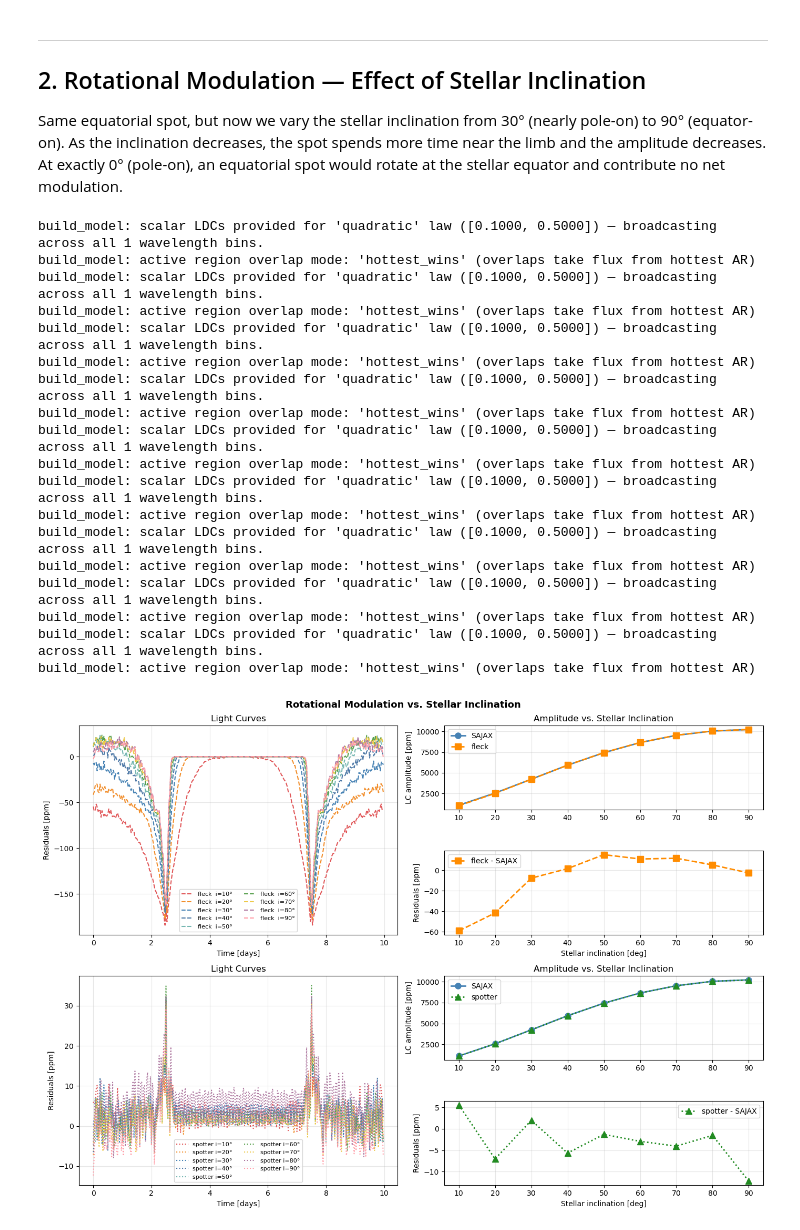
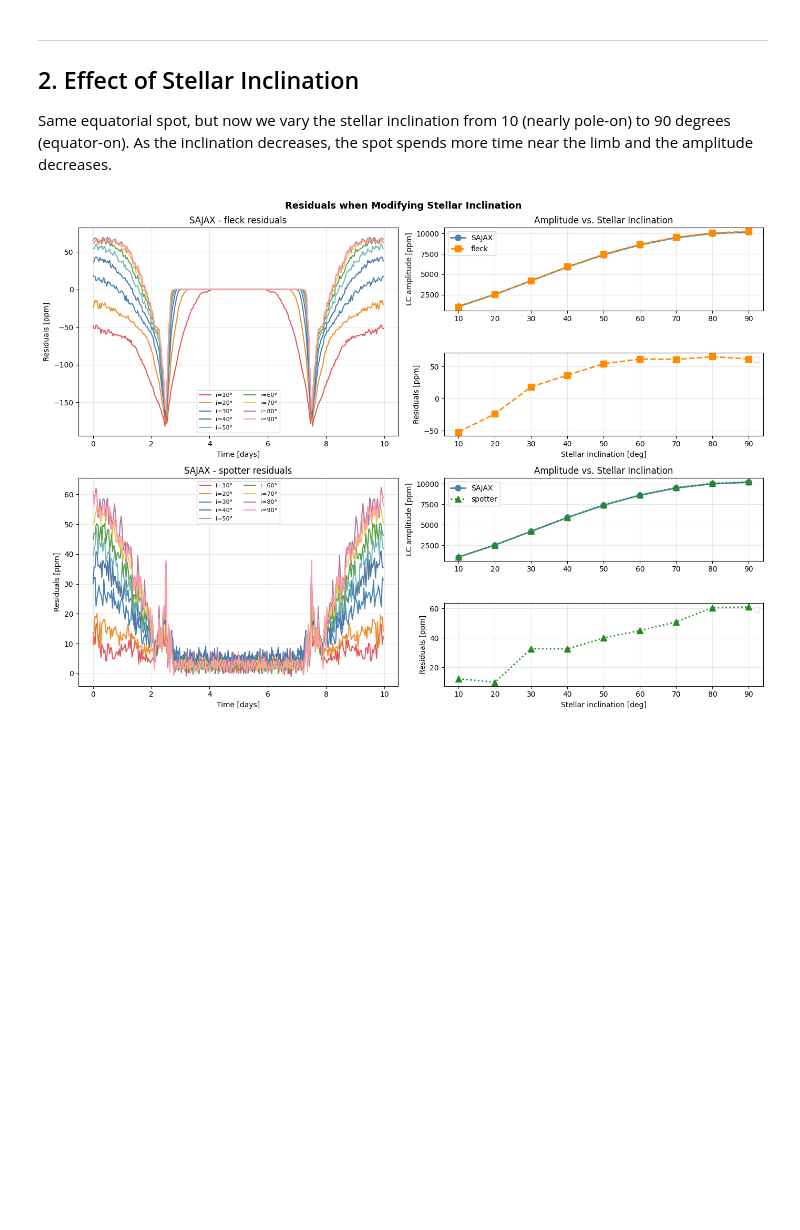
Before and after one commit to SamMerc/sajax, a Jupyter notebook: docs/examples/comparison.ipynb, the cells around one changed output. Cells and saved outputs as stored; diff of their text form; code cells hidden in the pictures; blank space fills up the shorter version.

```diff
--- a/docs/examples/comparison.ipynb
+++ b/docs/examples/comparison.ipynb
@@ -265,30 +331,28 @@ Amplitudes:
 # %% [markdown]
 ---
-## 2. Rotational Modulation — Effect of Stellar Inclination
+## 2. Effect of Stellar Inclination
 
-Same equatorial spot, but now we vary the stellar inclination from 30° (nearly pole-on) to 90°
-(equator-on). As the inclination decreases, the spot spends more time near the limb and the
-amplitude decreases. At exactly 0° (pole-on), an equatorial spot would rotate at the stellar
-equator and contribute no net modulation.
+Same equatorial spot, but now we vary the stellar inclination from 10 (nearly pole-on) to 90 degrees (equator-on). As the inclination decreases, the spot spends more time near the limb and the amplitude decreases.
 # %%
-inclinations = [10.0, 20.0,30.0, 40.0, 50.0, 60.0, 70.0, 80.0, 90.0]
+inclinations = [10.0, 20.0, 30.0, 40.0, 50.0, 60.0, 70.0, 80.0, 90.0]
 colors_inc   = ["#e15759", "#f28e2b", "steelblue", "#4e79a7", "#76b7b2", "#59a14f", "#edc949", "#af7aa1", "#ff9da7"]
 
 fig, axes = plt.subplot_mosaic([["A", "B"],["A", "C"],["D", "E"],["D", "F"]], figsize=(14, 10))
-fig.suptitle("Rotational Modulation vs. Stellar Inclination", fontsize=13, fontweight="bold")
+fig.suptitle("Residuals when Modifying Stellar Inclination", fontsize=13, fontweight="bold")
 
 amps_by_inc = {"SAJAX": [], "fleck": [], "spotter": []}
 
 for inc, col in zip(inclinations, colors_inc):
-    params_i = {"inc_star": inc, "ldc_coeffs": [U1, U2]}
+    params_i = {"inc_star": inc, "ld_coeffs": [U1, U2]}
 
     # SAJAX
-    res = compute_light_curve(
-        wavelength=WAVELENGTH, flux_quiet=FLUX_QUIET, flux_active=FLUX_SPOT,
-        params=params_i, ar_lat=[SPOT_LAT], ar_long=[SPOT_LON], ar_size=[THETA_DEG],
-        phases_rot=PHASES_ROT, stellar_grid_size=GRID_SIZE, ve=VE, ldc_mode="quadratic",
+    res = quick_lc(
+        wavelength=WAVELENGTH, flux_quiet=FLUX_QUIET, flux_active=SPOT_CONTRAST,
+        **params_i, ar_lat=SPOT_LAT, ar_long=SPOT_LON, ar_size=THETA_DEG,
+        ar_smoothness=AR_SMOOTHNESS,
+        times=TIMES_ROT, P_rot=P_ROT, stellar_grid_size=GRID_SIZE, ve=VE, ld_mode="quadratic",
     )
-    lc_s = np.array(res["lc"])
+    lc_s = jnp.array(res[0]/jnp.max(res[0]))
     amps_by_inc["SAJAX"].append((lc_s.max() - lc_s.min()) * 1e6)
 
     # Fleck
@@ -303,83 +367,65 @@ for inc, col in zip(inclinations, colors_inc):
         ))
         t_f = fs_i.phases / (2 * np.pi) * P_ROT
         amps_by_inc["fleck"].append((lc_f.max() - lc_f.min()) * 1e6)
-        axes['A'].plot(t_f, (lc_s - lc_f)*1e6, lw=1.5, ls="--", color=col, label=f"fleck  i={inc:.0f}°")
+        axes['A'].plot(t_f, (lc_s - lc_f)*1e6, lw=1.5, color=col, label=f"i={inc:.0f}°")
 
     # Spotter
     if SPOTTER_AVAILABLE:
-        sp_i = SpotterStar.from_sides(nside, inc=np.deg2rad(inc), u=(U1, U2), period=P_ROT)
+        sp_i = SpotterStar.from_sides(NSIDE, inc=np.deg2rad(inc), u=(U1, U2), period=P_ROT)
         _spot_mask = sp_i.spot(lat=np.deg2rad(SPOT_LAT), lon=np.deg2rad(SPOT_LON),
-                                radius=np.deg2rad(THETA_DEG), sharpness=1000)
+                                radius=np.deg2rad(THETA_DEG), sharpness=SHARPNESS)
         sp_i = sp_i.set(y=sp_i.y * (1.0 - (1.0 - SPOT_CONTRAST) * _spot_mask))
         lc_sp = np.array(
             light_curve(sp_i, jnp.asarray(TIMES_ROT, dtype=jnp.float32))
         ).ravel()
         lc_sp = lc_sp / lc_sp.max()
         amps_by_inc["spotter"].append((lc_sp.max() - lc_sp.min()) * 1e6)
-        axes['D'].plot(TIMES_ROT, (lc_s - lc_sp)*1e6, lw=1.5, ls=":", color=col, label=f"spotter i={inc:.0f}°")
+        axes['D'].plot(TIMES_ROT, (lc_s - lc_sp)*1e6, lw=1.5, color=col, label=f"i={inc:.0f}°")
 
 axes['A'].set_xlabel("Time [days]")
 axes['A'].set_ylabel("Residuals [ppm]")
-axes['A'].set_title("Light Curves")
+axes['A'].set_title("SAJAX - fleck residuals")
 axes['A'].legend(fontsize=8, ncol=2)
 axes['A'].grid(alpha=0.3)
 
 axes['D'].set_xlabel("Time [days]")
 axes['D'].set_ylabel("Residuals [ppm]")
-axes['D'].set_title("Light Curves")
+axes['D'].set_title("SAJAX - spotter residuals")
 axes['D'].legend(fontsize=8, ncol=2)
 axes['D'].grid(alpha=0.3)
 
 # Amplitude vs inclination
 axes['B'].plot(inclinations, amps_by_inc["SAJAX"],   "o-", lw=2, ms=8, color="steelblue",   label="SAJAX")
 axes['E'].plot(inclinations, amps_by_inc["SAJAX"],   "o-", lw=2, ms=8, color="steelblue",   label="SAJAX")
 if amps_by_inc["fleck"]:
     axes['B'].plot(inclinations, amps_by_inc["fleck"],   "s--", lw=2, ms=8, color="darkorange", label="fleck")
-    axes['C'].plot(inclinations, np.array(amps_by_inc["fleck"]) - np.array(amps_by_inc["SAJAX"]),   "s--", lw=2, ms=8, color="darkorange", label="fleck - SAJAX")
+    axes['C'].plot(inclinations, np.array(amps_by_inc["fleck"]) - np.array(amps_by_inc["SAJAX"]),   "s--", lw=2, ms=8, color="darkorange")
 if amps_by_inc["spotter"]:
     axes['E'].plot(inclinations, amps_by_inc["spotter"], "^:",  lw=2, ms=8, color="forestgreen", label="spotter")
-    axes['F'].plot(inclinations, np.array(amps_by_inc["spotter"]) - np.array(amps_by_inc["SAJAX"]), "^:",  lw=2, ms=8, color="forestgreen", label="spotter - SAJAX")
+    axes['F'].plot(inclinations, np.array(amps_by_inc["spotter"]) - np.array(amps_by_inc["SAJAX"]), "^:",  lw=2, ms=8, color="forestgreen")
 axes['B'].set_ylabel("LC amplitude [ppm]")
 axes['C'].set_ylabel("Residuals [ppm]")
 axes['B'].sharex(axes['C'])
 axes['B'].set_title("Amplitude vs. Stellar Inclination")
 axes['C'].set_xlabel("Stellar inclination [deg]")
 axes['B'].legend()
 axes['C'].legend()
 axes['B'].grid(alpha=0.3)
 axes['C'].grid(alpha=0.3)
 
 axes['E'].set_ylabel("LC amplitude [ppm]")
 axes['F'].set_ylabel("Residuals [ppm]")
 axes['E'].sharex(axes['F'])
 axes['E'].set_title("Amplitude vs. Stellar Inclination")
 axes['F'].set_xlabel("Stellar inclination [deg]")
 axes['E'].legend()
 axes['F'].legend()
 axes['E'].grid(alpha=0.3)
 axes['F'].grid(alpha=0.3)
 
 plt.tight_layout()
 plt.show()
 # %% [output]
-build_model: scalar LDCs provided for 'quadratic' law ([0.1000, 0.5000]) — broadcasting across all 1 wavelength bins.
-build_model: active region overlap mode: 'hottest_wins' (overlaps take flux from hottest AR)
-build_model: scalar LDCs provided for 'quadratic' law ([0.1000, 0.5000]) — broadcasting across all 1 wavelength bins.
-build_model: active region overlap mode: 'hottest_wins' (overlaps take flux from hottest AR)
-build_model: scalar LDCs provided for 'quadratic' law ([0.1000, 0.5000]) — broadcasting across all 1 wavelength bins.
-build_model: active region overlap mode: 'hottest_wins' (overlaps take flux from hottest AR)
-build_model: scalar LDCs provided for 'quadratic' law ([0.1000, 0.5000]) — broadcasting across all 1 wavelength bins.
-build_model: active region overlap mode: 'hottest_wins' (overlaps take flux from hottest AR)
-build_model: scalar LDCs provided for 'quadratic' law ([0.1000, 0.5000]) — broadcasting across all 1 wavelength bins.
-build_model: active region overlap mode: 'hottest_wins' (overlaps take flux from hottest AR)
-build_model: scalar LDCs provided for 'quadratic' law ([0.1000, 0.5000]) — broadcasting across all 1 wavelength bins.
-build_model: active region overlap mode: 'hottest_wins' (overlaps take flux from hottest AR)
-build_model: scalar LDCs provided for 'quadratic' law ([0.1000, 0.5000]) — broadcasting across all 1 wavelength bins.
-build_model: active region overlap mode: 'hottest_wins' (overlaps take flux from hottest AR)
-build_model: scalar LDCs provided for 'quadratic' law ([0.1000, 0.5000]) — broadcasting across all 1 wavelength bins.
-build_model: active region overlap mode: 'hottest_wins' (overlaps take flux from hottest AR)
-build_model: scalar LDCs provided for 'quadratic' law ([0.1000, 0.5000]) — broadcasting across all 1 wavelength bins.
-build_model: active region overlap mode: 'hottest_wins' (overlaps take flux from hottest AR)
-[figure, old version]
+[figure, new version]
 # %% [markdown]
 ---
```
Also changed, not shown: parts of 24 cells of this notebook, 8 other files.
